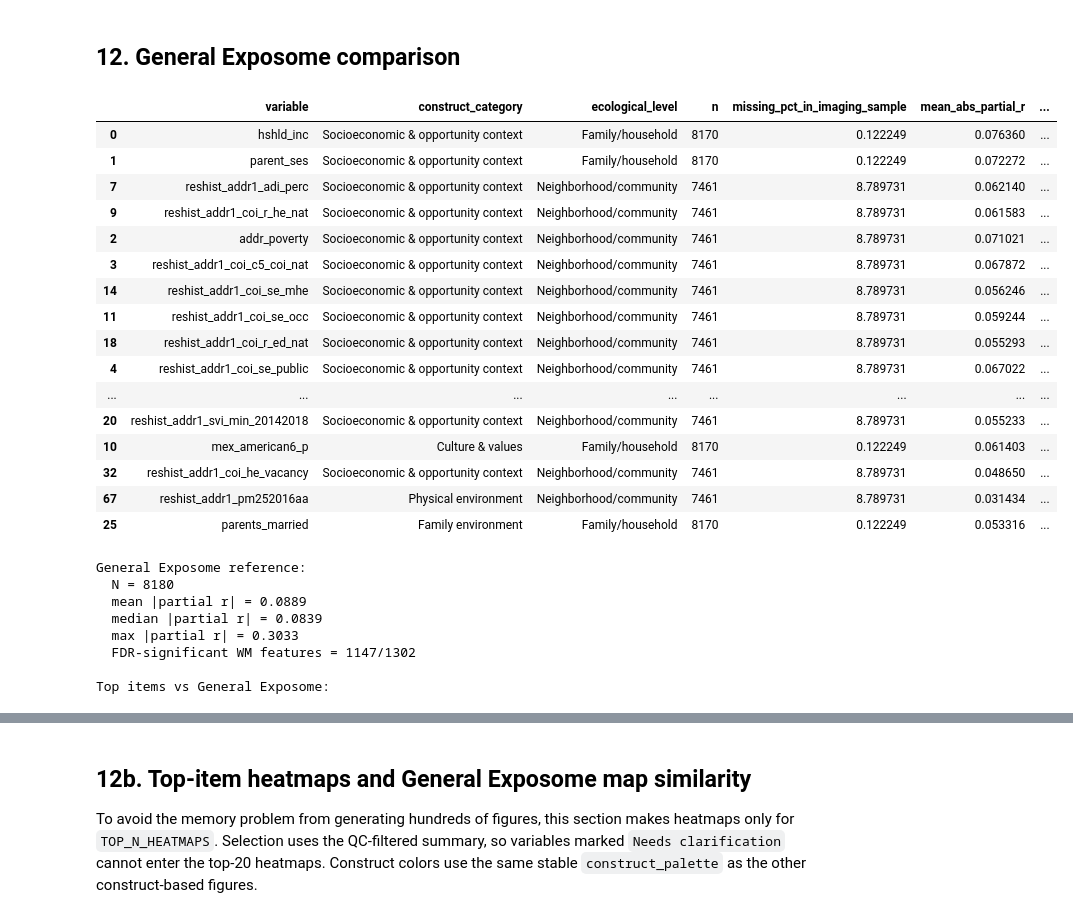
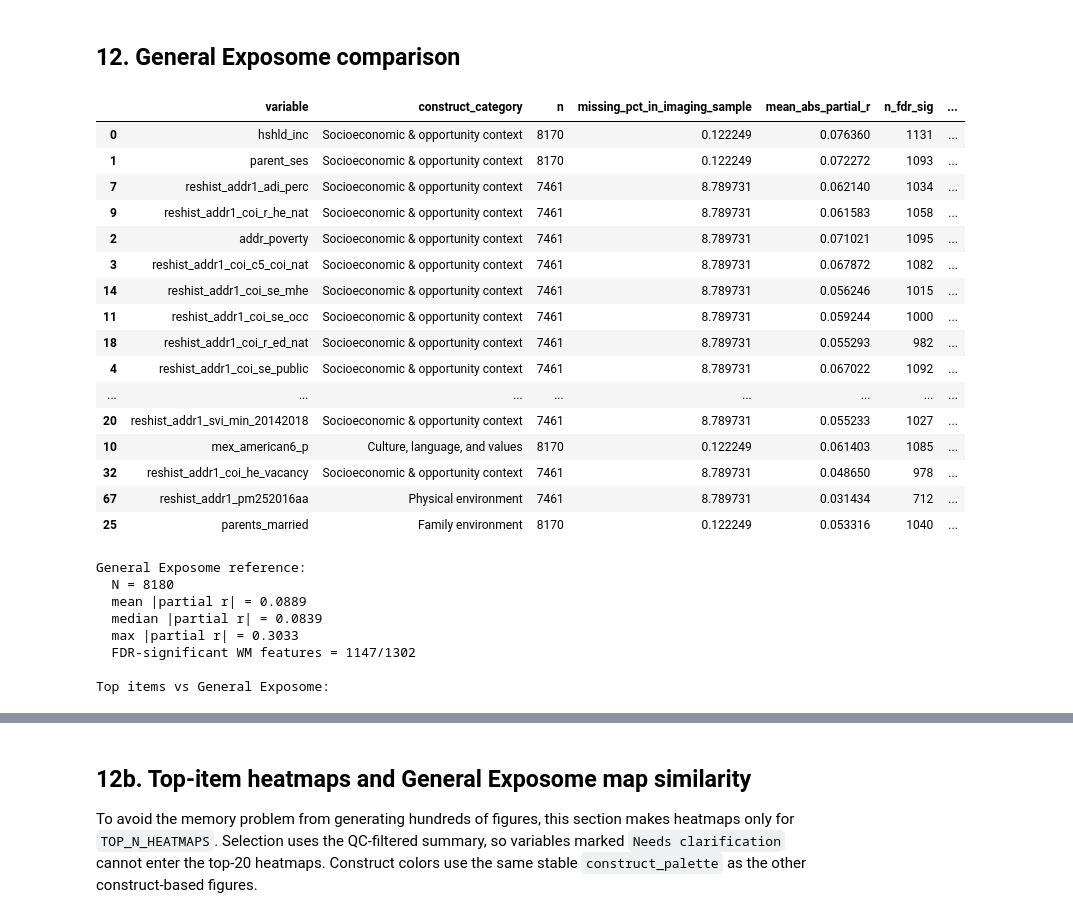
Before and after one commit to PennLINC/macedo_wm_exposome, a Jupyter notebook: code/Figure_3_Environmental_Items_Mass_Univariate.ipynb, the cells around one changed output, grey strips where cells are left out. Drawn from its saved outputs; the diff is of its cells as text; code cells hidden in the pictures.

```diff
--- a/code/Figure_3_Environmental_Items_Mass_Univariate_dfA_all_participants_fixed_plots.ipynb
+++ b/code/Figure_3_Environmental_Items_Mass_Univariate.ipynb
@@ -34,7 +32,8 @@ HEATMAP_DIR.mkdir(parents=True,exist_ok=True)
 IMAGING_FILE=RESULTS_DIR/"dfFULL_macro_plus_NODDI_12_10.csv"
 MATCHED_GROUP_FILTER=None
 ITEM_FILE=INPUT_DIR/"ABCD_to_send.csv"
-QC_MAPPING_FILE=INPUT_DIR/"environmental_item_construct_ecological_qc_v3_final.csv"
+# QC_MAPPING_FILE=INPUT_DIR/"environmental_item_construct_ecological_qc_v3_final.csv"
+QC_MAPPING_FILE=INPUT_DIR/"environmental_item_construct.xlsx"
 BASELINE_EVENT="baseline_year_1_arm_1"
 
 NUISANCE_COLS=["age","sex","t1post_dwi_contrast"]
@@ -1254,65 +1301,75 @@ Top 25 by number of FDR-significant features:
 ## 12. General Exposome comparison
 # %%
 comparison_cols=[
-    "variable","construct_category","ecological_level","n","missing_pct_in_imaging_sample",
+    "variable","construct_category","n","missing_pct_in_imaging_sample",
     "mean_abs_partial_r","n_fdr_sig","map_r_vs_general_exposome","abs_map_r_vs_general_exposome",
     "fdr_overlap_with_general_n","fdr_overlap_pct_of_item","rank_mean_abs_r_filtered","rank_n_fdr_filtered"
 ]
 comparison=summary_plot[comparison_cols].sort_values("abs_map_r_vs_general_exposome",ascending=False)
 comparison.to_csv(OUT_DIR/"item_vs_general_exposome_comparison.csv",index=False)
 display(comparison.head(40))
 
 # Explicit General Exposome reference summary + top item comparison.
 general_mean_abs=general_results["partial_r"].abs().mean()
 general_median_abs=general_results["partial_r"].abs().median()
 general_max_abs=general_results["partial_r"].abs().max()
 general_n_fdr=int((general_results["p_fdr"]<.05).sum())
 
 print("General Exposome reference:")
 print(f"  N = {int(general_results['n'].iloc[0])}")
 print(f"  mean |partial r| = {general_mean_abs:.4f}")
 print(f"  median |partial r| = {general_median_abs:.4f}")
 print(f"  max |partial r| = {general_max_abs:.4f}")
 print(f"  FDR-significant WM features = {general_n_fdr}/{len(general_results)}")
 
 top_compare=summary_plot.sort_values(["n_fdr_sig","mean_abs_partial_r"],ascending=[False,False]).head(10).copy()
 top_compare["mean_abs_r_pct_of_general"]=100*top_compare["mean_abs_partial_r"]/general_mean_abs
 top_compare["n_fdr_pct_of_general"]=100*top_compare["n_fdr_sig"]/general_n_fdr
 top_compare["fdr_count_difference_vs_general"]=top_compare["n_fdr_sig"]-general_n_fdr
 
 general_row=pd.DataFrame([{
-    "variable":"General Exposome","construct_category":"General factor","ecological_level":"Multilevel",
-    "n":int(general_results["n"].iloc[0]),"mean_abs_partial_r":general_mean_abs,"n_fdr_sig":general_n_fdr,
-    "map_r_vs_general_exposome":1.0,"abs_map_r_vs_general_exposome":1.0,"mean_abs_r_pct_of_general":100.0,
-    "n_fdr_pct_of_general":100.0,"fdr_count_difference_vs_general":0
+    "variable":"General Exposome",
+    "construct_category":"General factor",
+    "n":int(general_results["n"].iloc[0]),
+    "mean_abs_partial_r":general_mean_abs,
+    "n_fdr_sig":general_n_fdr,
+    "map_r_vs_general_exposome":1.0,
+    "abs_map_r_vs_general_exposome":1.0,
+    "mean_abs_r_pct_of_general":100.0,
+    "n_fdr_pct_of_general":100.0,
+    "fdr_count_difference_vs_general":0
 }])
 
-top_vs_general=pd.concat([general_row,top_compare[[
-    "variable","construct_category","ecological_level","n","mean_abs_partial_r","n_fdr_sig",
-    "map_r_vs_general_exposome","abs_map_r_vs_general_exposome","mean_abs_r_pct_of_general",
-    "n_fdr_pct_of_general","fdr_count_difference_vs_general"
-]]],ignore_index=True)
+top_vs_general=pd.concat([
+    general_row,
+    top_compare[[
+        "variable","construct_category","n","mean_abs_partial_r","n_fdr_sig",
+        "map_r_vs_general_exposome","abs_map_r_vs_general_exposome","mean_abs_r_pct_of_general",
+        "n_fdr_pct_of_general","fdr_count_difference_vs_general"
+    ]]
+],ignore_index=True)
+
 top_vs_general.to_csv(OUT_DIR/"top_items_vs_general_exposome.csv",index=False)
 print("\nTop items vs General Exposome:")
 display(top_vs_general)
 # %% [output]
-|  | variable | construct_category | ecological_level | n | missing_pct_in_imaging_sample | mean_abs_partial_r | ... |
-| 0 | hshld_inc | Socioeconomic & opportunity context | Family/household | 8170 | 0.122249 | 0.076360 | ... |
-| 1 | parent_ses | Socioeconomic & opportunity context | Family/household | 8170 | 0.122249 | 0.072272 | ... |
-| 7 | reshist_addr1_adi_perc | Socioeconomic & opportunity context | Neighborhood/community | 7461 | 8.789731 | 0.062140 | ... |
-| 9 | reshist_addr1_coi_r_he_nat | Socioeconomic & opportunity context | Neighborhood/community | 7461 | 8.789731 | 0.061583 | ... |
-| 2 | addr_poverty | Socioeconomic & opportunity context | Neighborhood/community | 7461 | 8.789731 | 0.071021 | ... |
-| 3 | reshist_addr1_coi_c5_coi_nat | Socioeconomic & opportunity context | Neighborhood/community | 7461 | 8.789731 | 0.067872 | ... |
-| 14 | reshist_addr1_coi_se_mhe | Socioeconomic & opportunity context | Neighborhood/community | 7461 | 8.789731 | 0.056246 | ... |
-| 11 | reshist_addr1_coi_se_occ | Socioeconomic & opportunity context | Neighborhood/community | 7461 | 8.789731 | 0.059244 | ... |
-| 18 | reshist_addr1_coi_r_ed_nat | Socioeconomic & opportunity context | Neighborhood/community | 7461 | 8.789731 | 0.055293 | ... |
-| 4 | reshist_addr1_coi_se_public | Socioeconomic & opportunity context | Neighborhood/community | 7461 | 8.789731 | 0.067022 | ... |
+|  | variable | construct_category | n | missing_pct_in_imaging_sample | mean_abs_partial_r | n_fdr_sig | ... |
+| 0 | hshld_inc | Socioeconomic & opportunity context | 8170 | 0.122249 | 0.076360 | 1131 | ... |
+| 1 | parent_ses | Socioeconomic & opportunity context | 8170 | 0.122249 | 0.072272 | 1093 | ... |
+| 7 | reshist_addr1_adi_perc | Socioeconomic & opportunity context | 7461 | 8.789731 | 0.062140 | 1034 | ... |
+| 9 | reshist_addr1_coi_r_he_nat | Socioeconomic & opportunity context | 7461 | 8.789731 | 0.061583 | 1058 | ... |
+| 2 | addr_poverty | Socioeconomic & opportunity context | 7461 | 8.789731 | 0.071021 | 1095 | ... |
+| 3 | reshist_addr1_coi_c5_coi_nat | Socioeconomic & opportunity context | 7461 | 8.789731 | 0.067872 | 1082 | ... |
+| 14 | reshist_addr1_coi_se_mhe | Socioeconomic & opportunity context | 7461 | 8.789731 | 0.056246 | 1015 | ... |
+| 11 | reshist_addr1_coi_se_occ | Socioeconomic & opportunity context | 7461 | 8.789731 | 0.059244 | 1000 | ... |
+| 18 | reshist_addr1_coi_r_ed_nat | Socioeconomic & opportunity context | 7461 | 8.789731 | 0.055293 | 982 | ... |
+| 4 | reshist_addr1_coi_se_public | Socioeconomic & opportunity context | 7461 | 8.789731 | 0.067022 | 1092 | ... |
 | ... | ... | ... | ... | ... | ... | ... | ... |
-| 20 | reshist_addr1_svi_min_20142018 | Socioeconomic & opportunity context | Neighborhood/community | 7461 | 8.789731 | 0.055233 | ... |
-| 10 | mex_american6_p | Culture & values | Family/household | 8170 | 0.122249 | 0.061403 | ... |
-| 32 | reshist_addr1_coi_he_vacancy | Socioeconomic & opportunity context | Neighborhood/community | 7461 | 8.789731 | 0.048650 | ... |
-| 67 | reshist_addr1_pm252016aa | Physical environment | Neighborhood/community | 7461 | 8.789731 | 0.031434 | ... |
-| 25 | parents_married | Family environment | Family/household | 8170 | 0.122249 | 0.053316 | ... |
+| 20 | reshist_addr1_svi_min_20142018 | Socioeconomic & opportunity context | 7461 | 8.789731 | 0.055233 | 1027 | ... |
+| 10 | mex_american6_p | Culture, language, and values | 8170 | 0.122249 | 0.061403 | 1085 | ... |
+| 32 | reshist_addr1_coi_he_vacancy | Socioeconomic & opportunity context | 7461 | 8.789731 | 0.048650 | 978 | ... |
+| 67 | reshist_addr1_pm252016aa | Physical environment | 7461 | 8.789731 | 0.031434 | 712 | ... |
+| 25 | parents_married | Family environment | 8170 | 0.122249 | 0.053316 | 1040 | ... |
 General Exposome reference:
   N = 8180
   mean |partial r| = 0.0889
```
Also changed, not shown: parts of 13 cells of this notebook.
